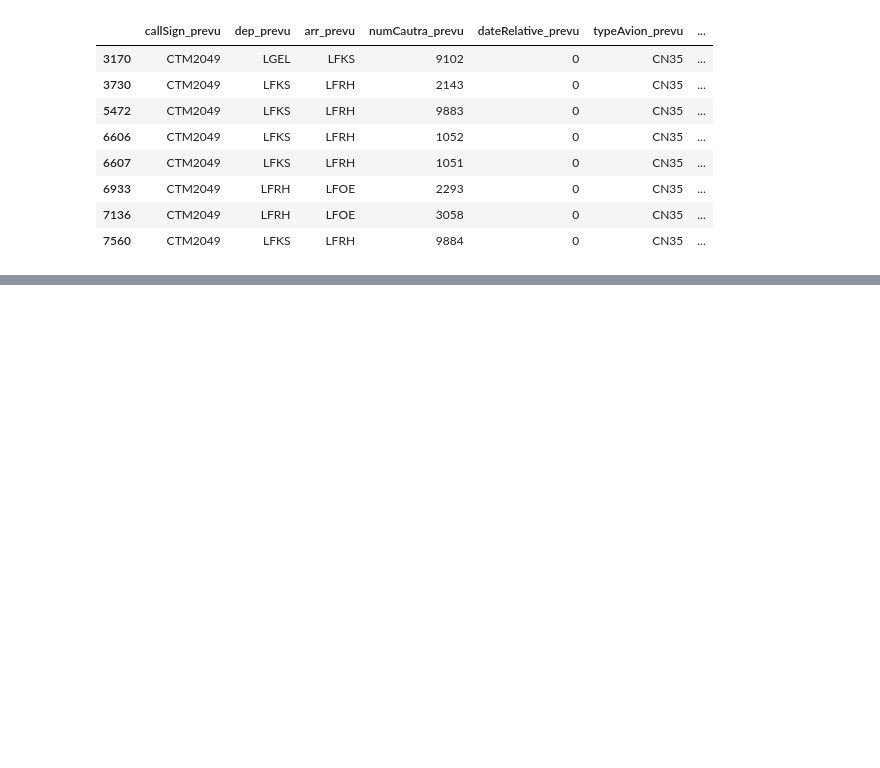
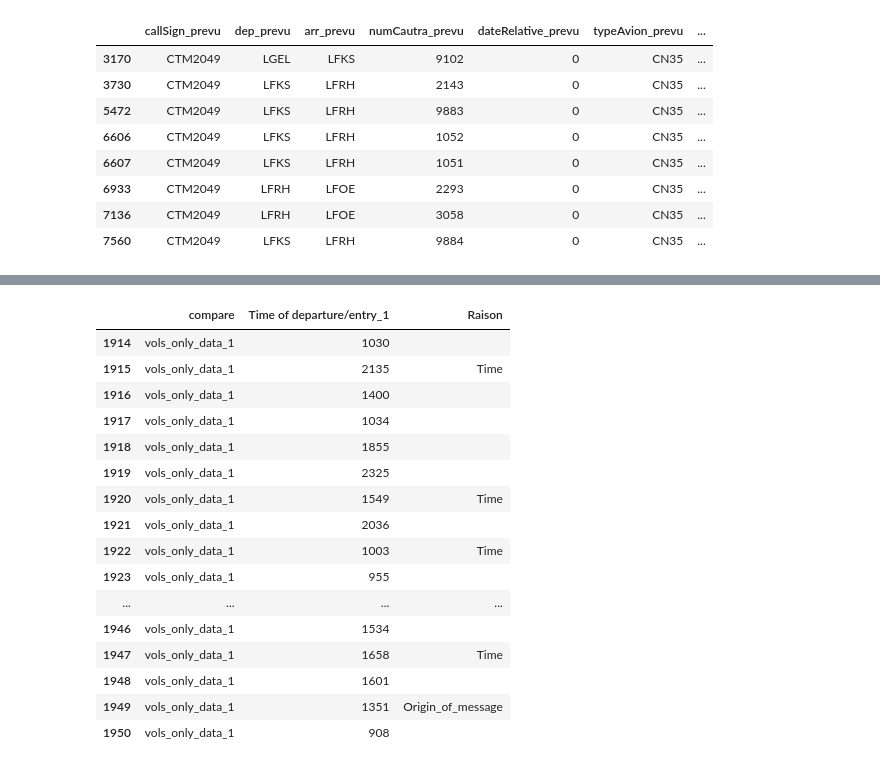
Before and after one commit to ittaldias/redevance, a Jupyter notebook: notebook/test_comparaison2.ipynb, the cells around one changed output, grey strips where cells are left out. Drawn from its saved outputs; the diff is of its cells as text; code cells hidden in the pictures; blank space fills up the shorter version.

```diff
--- a/notebook/test_comparaison2.ipynb
+++ b/notebook/test_comparaison2.ipynb
@@ -1613,0 +1648,20 @@ data_en_plus
+# %%
+data_en_plus[['compare','Time of departure/entry_1','Raison']]
+# %% [output]
+|  | compare | Time of departure/entry_1 | Raison |
+| 1914 | vols_only_data_1 | 1030 |  |
+| 1915 | vols_only_data_1 | 2135 | Time |
+| 1916 | vols_only_data_1 | 1400 |  |
+| 1917 | vols_only_data_1 | 1034 |  |
+| 1918 | vols_only_data_1 | 1855 |  |
+| 1919 | vols_only_data_1 | 2325 |  |
+| 1920 | vols_only_data_1 | 1549 | Time |
+| 1921 | vols_only_data_1 | 2036 |  |
+| 1922 | vols_only_data_1 | 1003 | Time |
+| 1923 | vols_only_data_1 | 955 |  |
+| ... | ... | ... | ... |
+| 1946 | vols_only_data_1 | 1534 |  |
+| 1947 | vols_only_data_1 | 1658 | Time |
+| 1948 | vols_only_data_1 | 1601 |  |
+| 1949 | vols_only_data_1 | 1351 | Origin_of_message |
+| 1950 | vols_only_data_1 | 908 |  |
```
Also changed, not shown: parts of 5 cells of this notebook.
